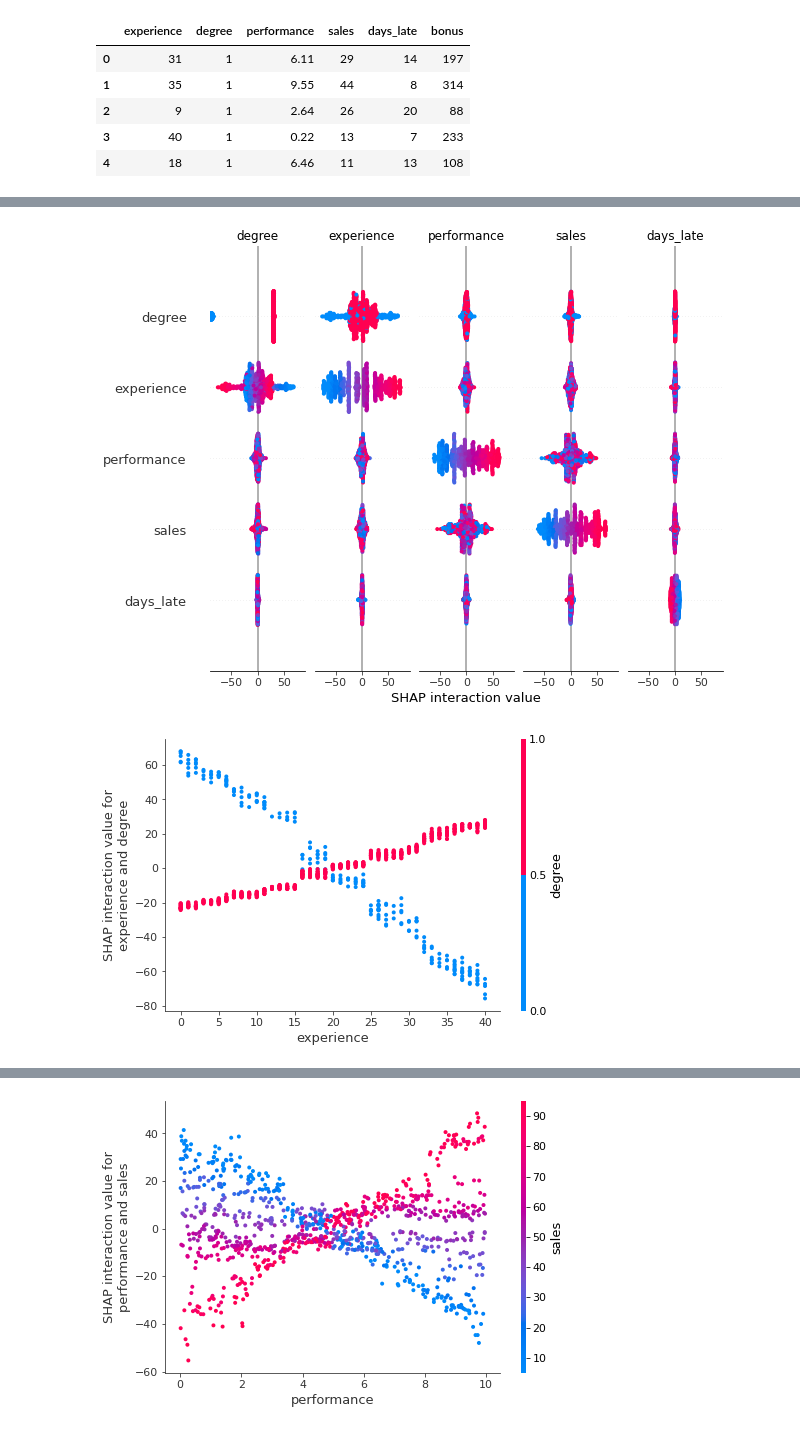
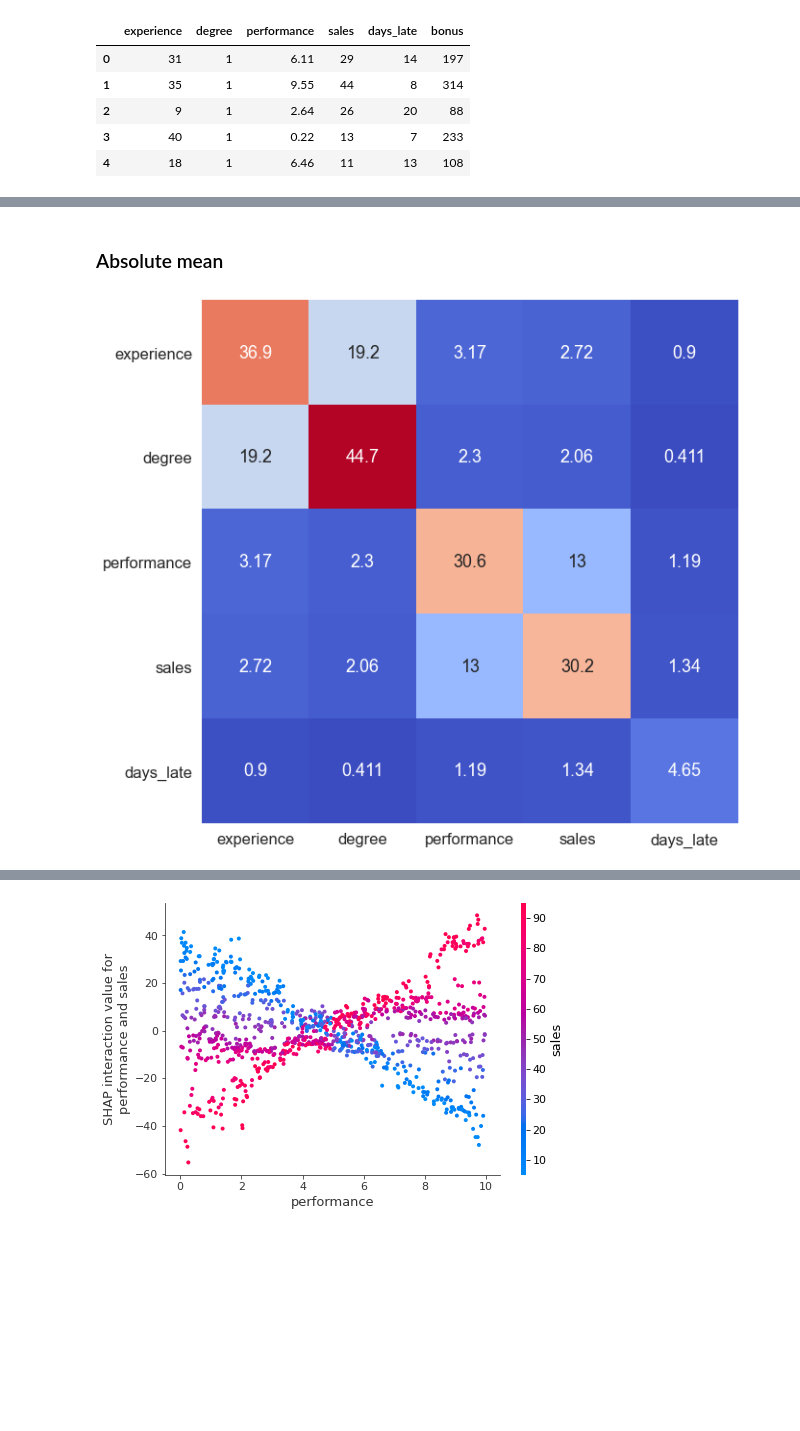
Before and after one commit to conorosully/medium-articles, a Jupyter notebook: src/shap_interaction.ipynb, the cells around one changed output, grey strips where cells are left out. Saved outputs shown, nothing was run; the diff lists cells and outputs as text; code cells hidden in the pictures; blank space fills up the shorter version.

```diff
--- a/src/shap_interaction.ipynb
+++ b/src/shap_interaction.ipynb
@@ -6,14 +8,13 @@ Using the SHAP python package to identify interactions in data
 import pandas as pd
 import numpy as np
 import matplotlib.pyplot as plt
-%matplotlib inline
+import seaborn as sns
 
 import xgboost as xgb
-from xgboost import plot_importance
 
 import shap
 shap.initjs()
 
-from sklearn.metrics import accuracy_score,confusion_matrix
+path = "/Users/conorosully/Google Drive/Medium/SHAP Interactions/Figures/{}"
 # %% [output]
 [interactive output not drawn]
@@ -100,12 +74,19 @@ pd.DataFrame(mean_interaction)
-# %%
-shap.summary_plot(shap_interaction, X)
-# %% [output]
-[figure, removed]
-# %%
-shap.dependence_plot(
-    ("experience", "degree"),
-    shap_interaction, X,
-    display_features=X
-)
-# %% [output]
-[figure, removed]
+# %% [markdown]
+### Absolute mean
+# %%
+# Get absolute mean of matrices
+mean_shap = np.abs(shap_interaction).mean(0)
+df = pd.DataFrame(mean_shap,index=X.columns,columns=X.columns)
+
+# times off diagonal by 2
+df.where(df.values == np.diagonal(df),df.values*2,inplace=True)
+
+# display
+plt.figure(figsize=(10, 10), facecolor='w', edgecolor='k')
+sns.set(font_scale=1.5)
+sns.heatmap(df,cmap='coolwarm',annot=True,fmt='.3g',cbar=False)
+plt.yticks(rotation=0)
+
+plt.savefig(path.format('abs_mean_shap.png'),dpi=200,bbox_inches='tight')
+# %% [output]
+[figure, added]
```
Also changed, not shown: parts of 20 cells of this notebook, 2 other files.
